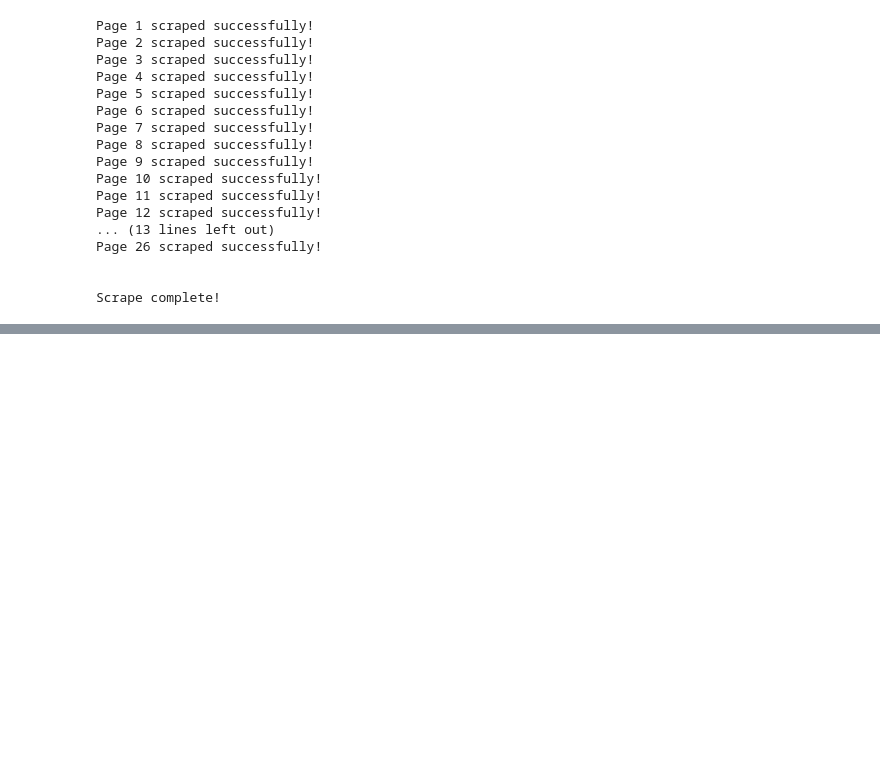
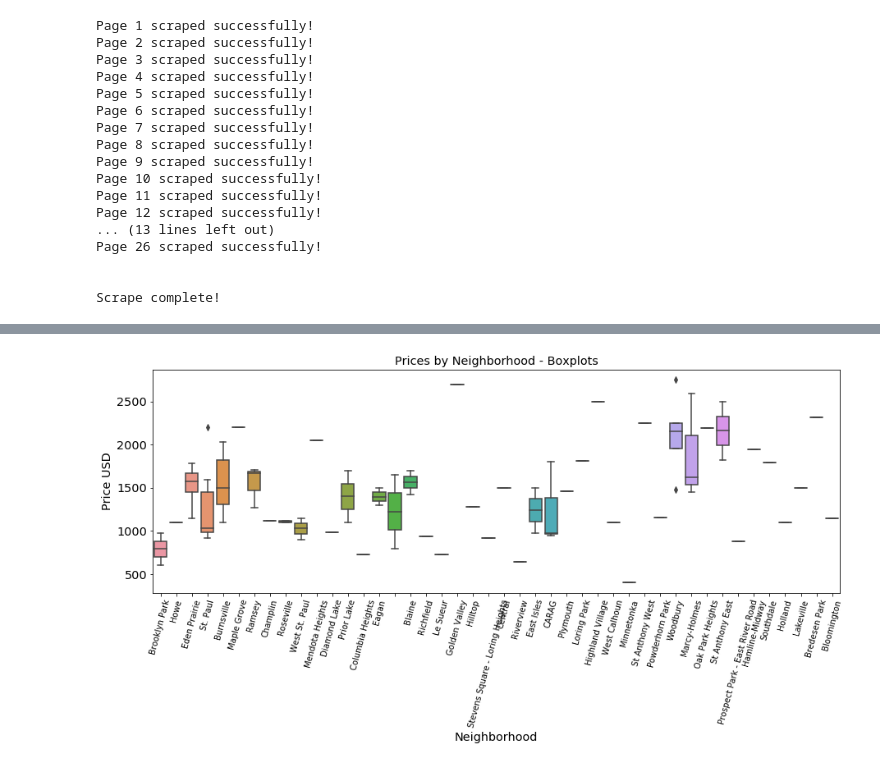
Before and after one commit to sjburwell/craigsavvy, a Jupyter notebook: craigsavvy_apartments.ipynb, the cells around one changed output, grey strips where cells are left out. Drawn from its saved outputs; the diff is of its cells as text; code cells hidden in the pictures; blank space fills up the shorter version.

```diff
--- a/craigsavvy_apartments.ipynb
+++ b/craigsavvy_apartments.ipynb
@@ -247,0 +537,5 @@ ModuleNotFoundError: No module named 'pandas'
+# %%
+#correct oddly named locations
+apts['neighborhoods'].replace('Uptown Minneapolis', 'Uptown', inplace=True)
+
+apts.groupby('neighborhoods').mean()['price'].sort_values()
@@ -247,0 +560,8 @@ ModuleNotFoundError: No module named 'pandas'
+# %%
+sns.boxplot(x='neighborhoods', y='price', data=apts) #[apts['number bedrooms']==1])
+plt.xlabel("Neighborhood");
+plt.xticks(rotation=75,size=10)
+plt.ylabel("Price USD");
+plt.title("Prices by Neighborhood - Boxplots");
+# %% [output]
+[figure, added]
```
Also changed, not shown: parts of 19 cells of this notebook, 2 other files.
